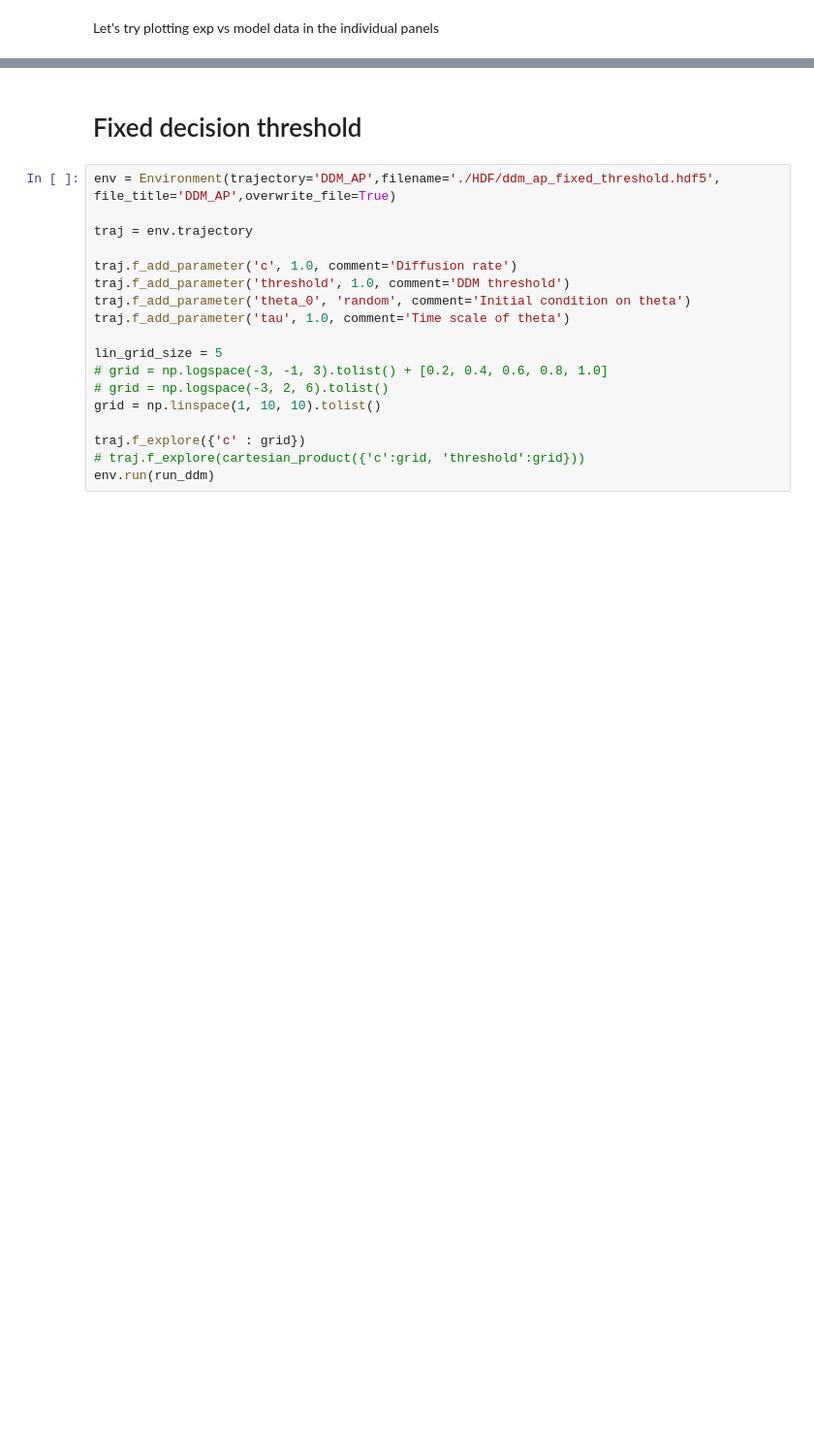
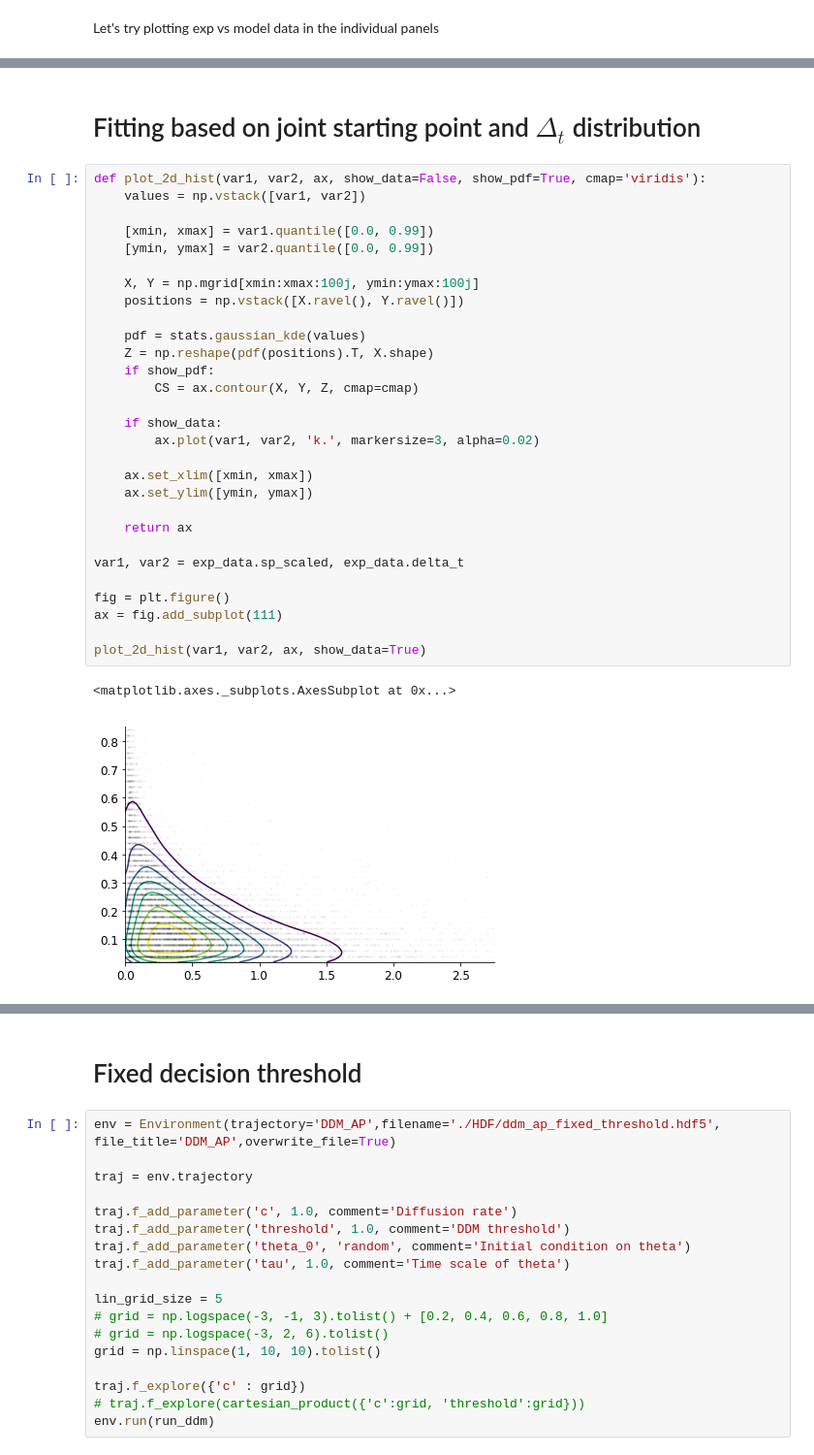
Before and after one commit to cherepaha/initiation, a Jupyter notebook: ddm_stick.ipynb, the cells around one changed output, grey strips where cells are left out. Shown at 97% size. Saved outputs shown, nothing was run; the diff lists cells and outputs as text; blank space fills up the shorter version.

Commit message:
2d distribution fitting updated

```diff
--- a/ddm_stick.ipynb
+++ b/ddm_stick.ipynb
@@ -329,0 +338,34 @@ plot_explore(os.path.join(hdf_path, 'ddm_stick_ap_random_sp.hdf5'), exp_data, 4)
+# %% [markdown]
+# Fitting based on joint starting point and $\Delta_t$ distribution
+# %%
+def plot_2d_hist(var1, var2, ax, show_data=False, show_pdf=True, cmap='viridis'):
+    values = np.vstack([var1, var2])
+
+    [xmin, xmax] = var1.quantile([0.0, 0.99])
+    [ymin, ymax] = var2.quantile([0.0, 0.99])
+
+    X, Y = np.mgrid[xmin:xmax:100j, ymin:ymax:100j]
+    positions = np.vstack([X.ravel(), Y.ravel()])
+
+    pdf = stats.gaussian_kde(values)
+    Z = np.reshape(pdf(positions).T, X.shape)
+    if show_pdf:
+        CS = ax.contour(X, Y, Z, cmap=cmap)
+
+    if show_data:
+        ax.plot(var1, var2, 'k.', markersize=3, alpha=0.02)
+
+    ax.set_xlim([xmin, xmax])
+    ax.set_ylim([ymin, ymax])
+
+    return ax
+
+var1, var2 = exp_data.sp_scaled, exp_data.delta_t
+
+fig = plt.figure()
+ax = fig.add_subplot(111)
+
+plot_2d_hist(var1, var2, ax, show_data=True)
+# %% [output]
+<matplotlib.axes._subplots.AxesSubplot at 0x...>
+[figure, added]
```
Also changed, not shown: parts of 15 cells of this notebook, 1 other file.
